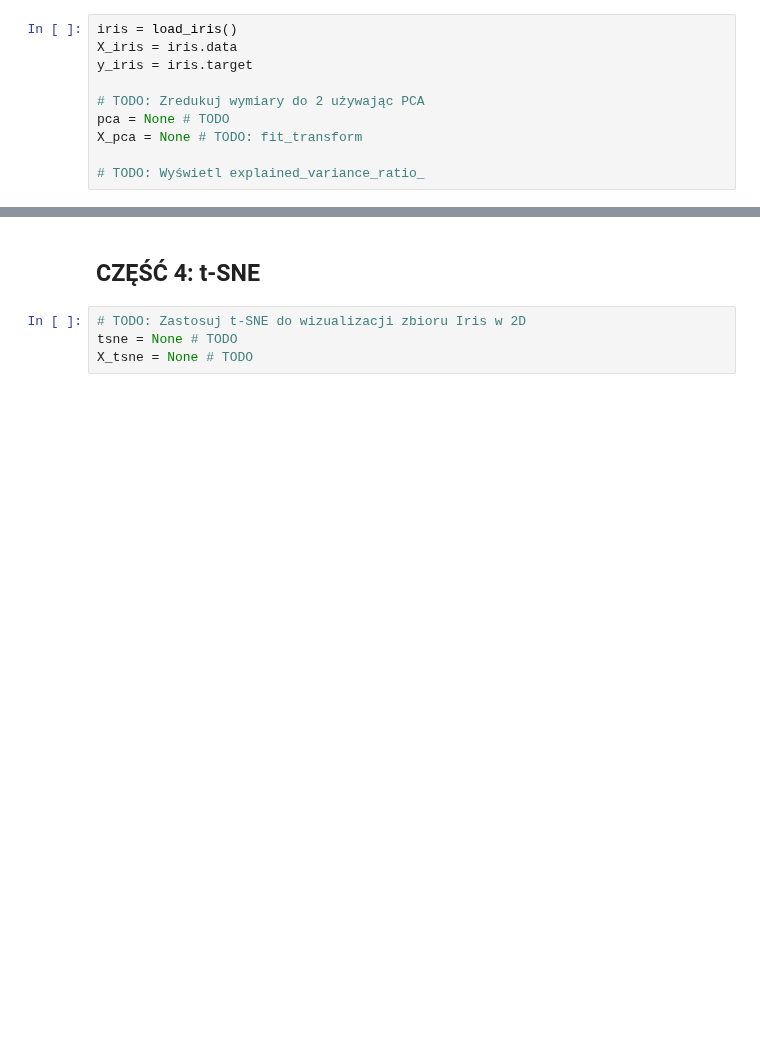
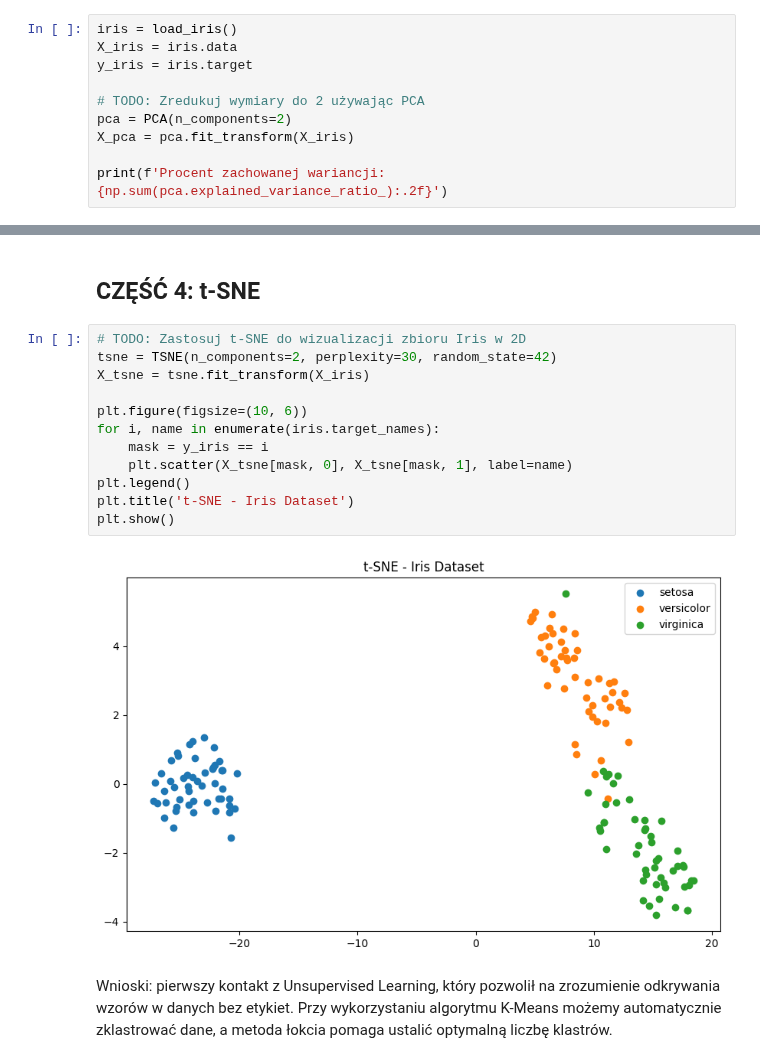
Before and after one commit to wiktorsk8/machine-learning-lab, a Jupyter notebook: lab_03_02_student.ipynb, the cells around one changed output, grey strips where cells are left out. Drawn from its saved outputs; the diff is of its cells as text; blank space fills up the shorter version.

```diff
--- a/lab_03_02_student.ipynb
+++ b/lab_03_02_student.ipynb
@@ -59,7 +77,7 @@ X_iris = iris.data
 y_iris = iris.target
 
 # TODO: Zredukuj wymiary do 2 używając PCA
-pca = None # TODO
-X_pca = None # TODO: fit_transform
+pca = PCA(n_components=2)
+X_pca = pca.fit_transform(X_iris)
 
-# TODO: Wyświetl explained_variance_ratio_
+print(f'Procent zachowanej wariancji: {np.sum(pca.explained_variance_ratio_):.2f}')
@@ -76,6 +98,18 @@ if X_pca is not None:
 # %% [markdown]
 ## CZĘŚĆ 4: t-SNE
-# %%
-# TODO: Zastosuj t-SNE do wizualizacji zbioru Iris w 2D
-tsne = None # TODO
-X_tsne = None # TODO
+# %%
+# TODO: Zastosuj t-SNE do wizualizacji zbioru Iris w 2D
+tsne = TSNE(n_components=2, perplexity=30, random_state=42)
+X_tsne = tsne.fit_transform(X_iris)
+
+plt.figure(figsize=(10, 6))
+for i, name in enumerate(iris.target_names):
+    mask = y_iris == i
+    plt.scatter(X_tsne[mask, 0], X_tsne[mask, 1], label=name)
+plt.legend()
+plt.title('t-SNE - Iris Dataset')
+plt.show()
+# %% [output]
+[figure, added]
+# %% [markdown]
+Wnioski: pierwszy kontakt z Unsupervised Learning, który pozwolił na zrozumienie odkrywania wzorów w danych bez etykiet. Przy wykorzystaniu algorytmu K-Means możemy automatycznie zklastrować dane, a metoda łokcia pomaga ustalić optymalną liczbę klastrów.
```
Also changed, not shown: parts of 8 cells of this notebook.
